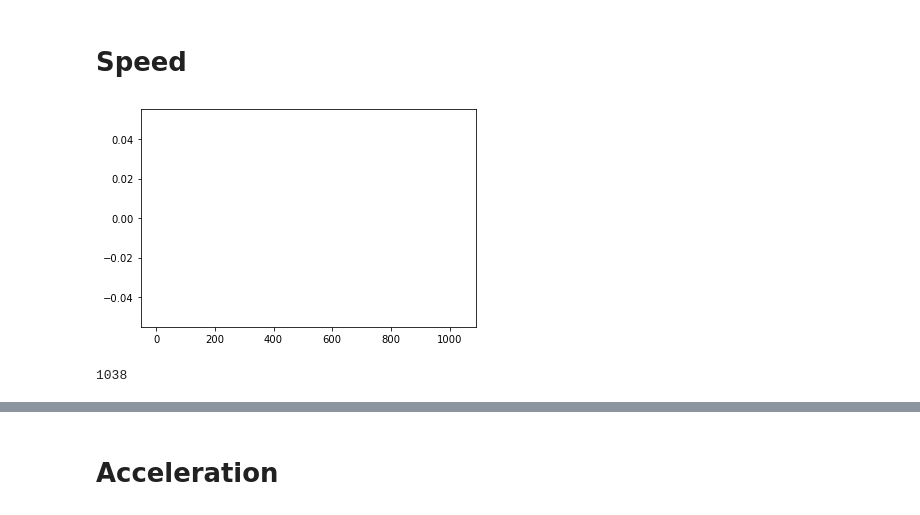
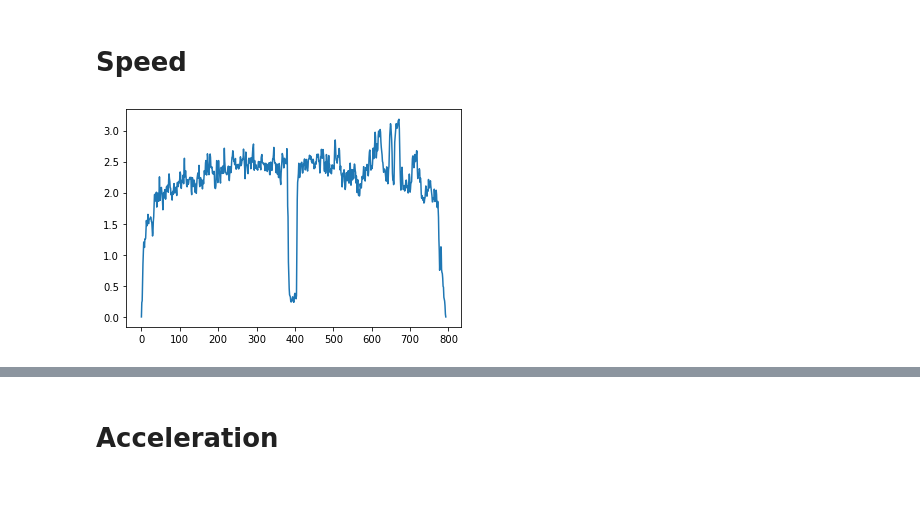
Before and after one commit to Halil-Bayindir/Physics-of-Rowing, a Jupyter notebook: gps_analysis_updated-checkpoint.ipynb, the cells around one changed output, grey strips where cells are left out. Drawn from its saved outputs; the diff is of its cells as text; code cells hidden in the pictures.

```diff
--- a/gps_analysis_updated-checkpoint.ipynb
+++ b/gps_analysis_updated-checkpoint.ipynb
@@ -113,12 +130,8 @@ plt.plot(simple_coords[:, 0], simple_coords[:, 1], 'r.');
 # Speed
 # %%
 segment.points[0].speed, segment.points[-1].speed = 0., 0.
-#gpx.add_missing_speeds()
+gpx.add_missing_speeds()
 speed = np.array([p.speed for p in segment.points])
 plt.plot(speed);
 # %% [output]
-[figure, old version]
+[figure, new version]
-# %%
-len(speed)
-# %% [output]
-1038
```
Also changed, not shown: parts of 9 cells of this notebook.
